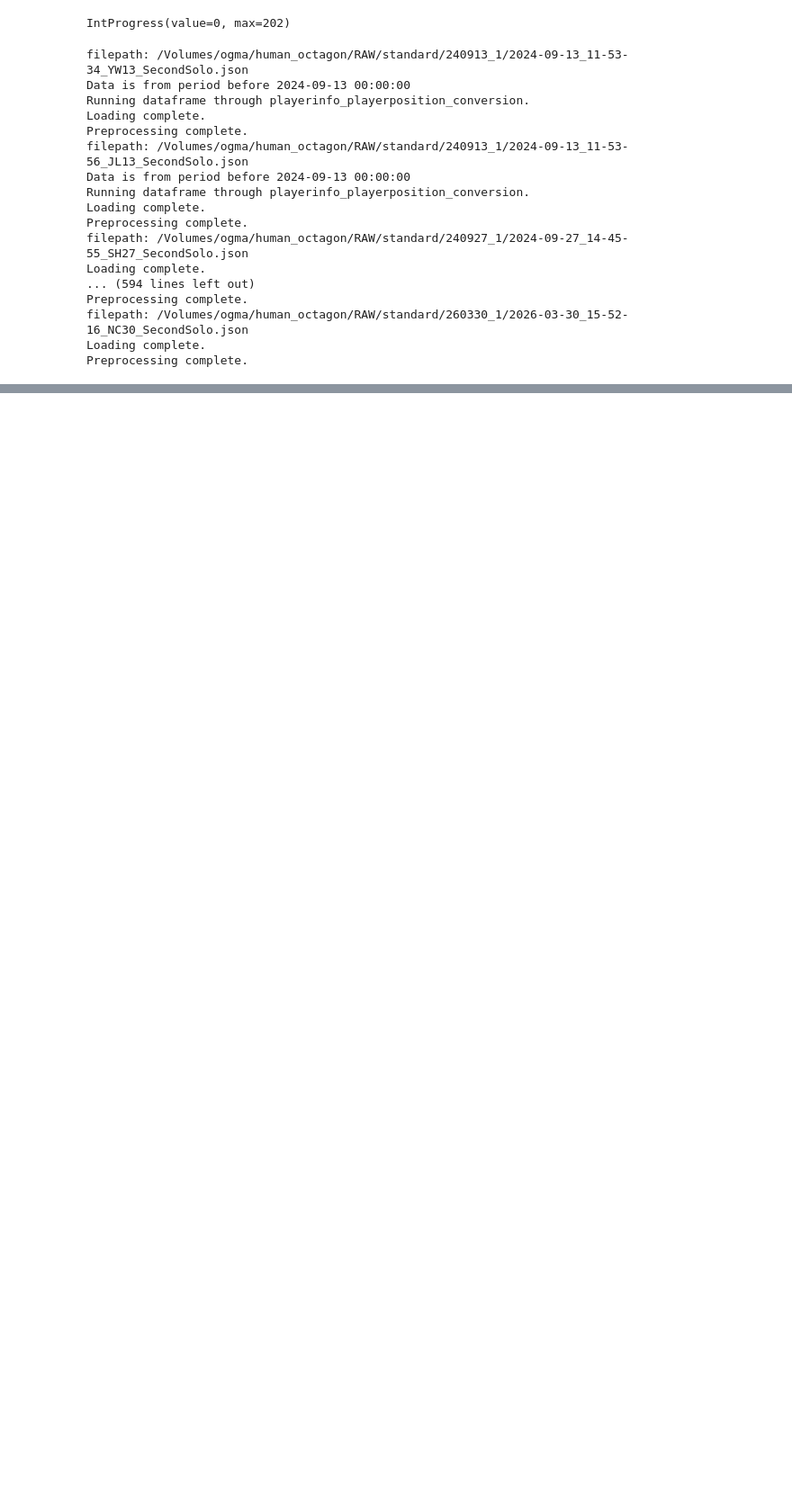
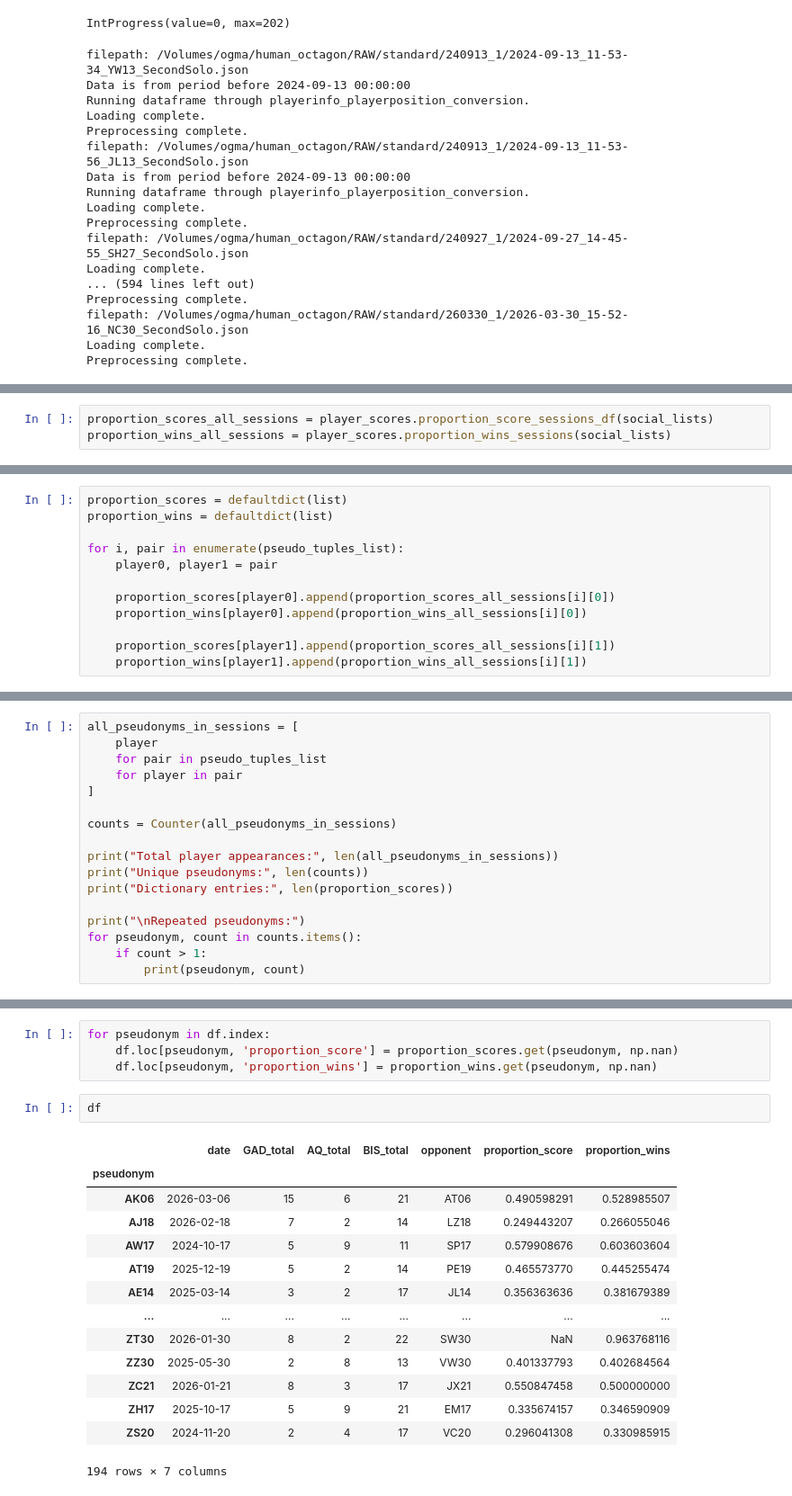
Before and after one commit to tomhagley6/octagon_analysis, a Jupyter notebook: trait_analyses/notebooks/trait_table.ipynb, the cells around one changed output, grey strips where cells are left out. Shown at 90% size. Cells and saved outputs as stored; diff of their text form; blank space fills up the shorter version.

```diff
--- a/trait_analyses/notebooks/trait_table.ipynb
+++ b/trait_analyses/notebooks/trait_table.ipynb
@@ -105,0 +304,3 @@ Preprocessing complete.
+# %%
+proportion_scores_all_sessions = player_scores.proportion_score_sessions_df(social_lists)
+proportion_wins_all_sessions = player_scores.proportion_wins_sessions(social_lists)
@@ -105,0 +316,12 @@ Preprocessing complete.
+# %%
+proportion_scores = defaultdict(list)
+proportion_wins = defaultdict(list)
+
+for i, pair in enumerate(pseudo_tuples_list):
+    player0, player1 = pair
+
+    proportion_scores[player0].append(proportion_scores_all_sessions[i][0])
+    proportion_wins[player0].append(proportion_wins_all_sessions[i][0])
+
+    proportion_scores[player1].append(proportion_scores_all_sessions[i][1])
+    proportion_wins[player1].append(proportion_wins_all_sessions[i][1])
@@ -105,0 +362,17 @@ Preprocessing complete.
+# %%
+all_pseudonyms_in_sessions = [
+    player
+    for pair in pseudo_tuples_list
+    for player in pair
+]
+
+counts = Counter(all_pseudonyms_in_sessions)
+
+print("Total player appearances:", len(all_pseudonyms_in_sessions))
+print("Unique pseudonyms:", len(counts))
+print("Dictionary entries:", len(proportion_scores))
+
+print("\nRepeated pseudonyms:")
+for pseudonym, count in counts.items():
+    if count > 1:
+        print(pseudonym, count)
@@ -105,0 +389,21 @@ Preprocessing complete.
+# %%
+for pseudonym in df.index:
+    df.loc[pseudonym, 'proportion_score'] = proportion_scores.get(pseudonym, np.nan)
+    df.loc[pseudonym, 'proportion_wins'] = proportion_wins.get(pseudonym, np.nan)
+# %%
+df
+# %% [output]
+|  | date | GAD_total | AQ_total | BIS_total | opponent | proportion_score | proportion_wins |
+| pseudonym |  |  |  |  |  |  |  |
+| AK06 | 2026-03-06 | 15 | 6 | 21 | AT06 | 0.490598291 | 0.528985507 |
+| AJ18 | 2026-02-18 | 7 | 2 | 14 | LZ18 | 0.249443207 | 0.266055046 |
+| AW17 | 2024-10-17 | 5 | 9 | 11 | SP17 | 0.579908676 | 0.603603604 |
+| AT19 | 2025-12-19 | 5 | 2 | 14 | PE19 | 0.465573770 | 0.445255474 |
+| AE14 | 2025-03-14 | 3 | 2 | 17 | JL14 | 0.356363636 | 0.381679389 |
+| ... | ... | ... | ... | ... | ... | ... | ... |
+| ZT30 | 2026-01-30 | 8 | 2 | 22 | SW30 | NaN | 0.963768116 |
+| ZZ30 | 2025-05-30 | 2 | 8 | 13 | VW30 | 0.401337793 | 0.402684564 |
+| ZC21 | 2026-01-21 | 8 | 3 | 17 | JX21 | 0.550847458 | 0.500000000 |
+| ZH17 | 2025-10-17 | 5 | 9 | 21 | EM17 | 0.335674157 | 0.346590909 |
+| ZS20 | 2024-11-20 | 2 | 4 | 17 | VC20 | 0.296041308 | 0.330985915 |
+194 rows × 7 columns
```
Also changed, not shown: parts of 41 cells of this notebook, 2 other files.
